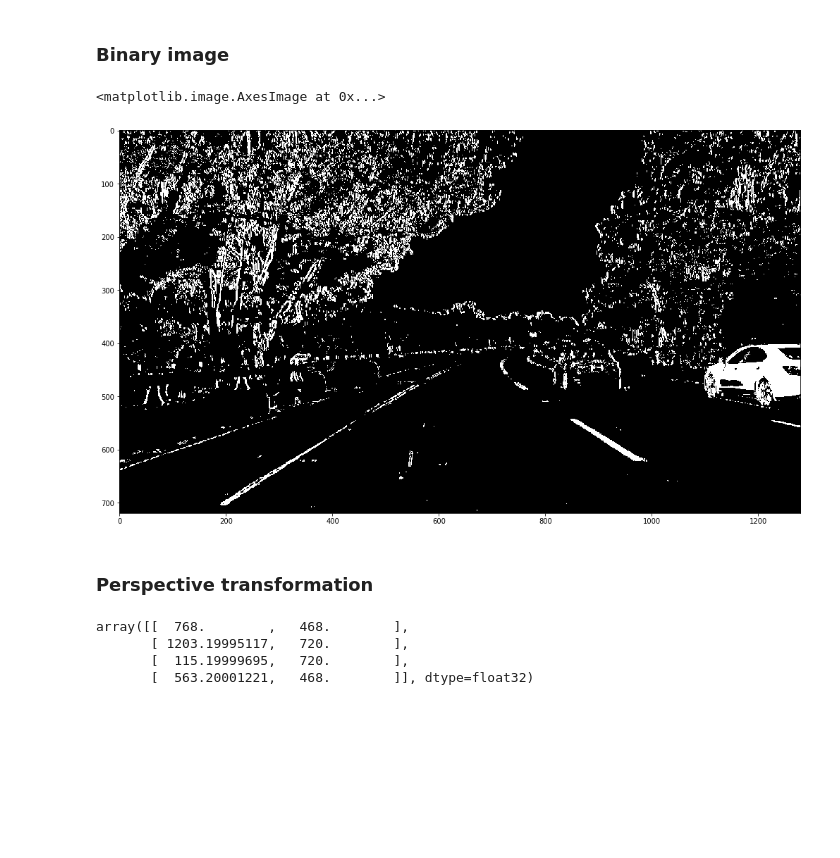
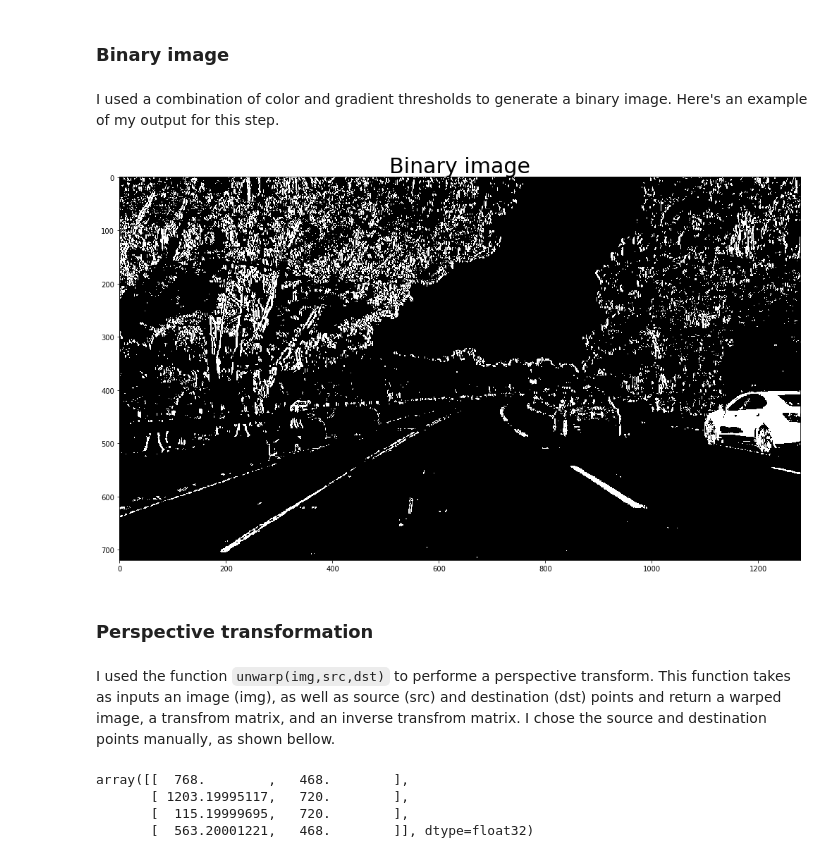
Before and after one commit to madsonrda/advanced_lane_lines, a Jupyter notebook: advanced_lane_finding.ipynb, the cells around one changed output. Cells and saved outputs as stored; diff of their text form; code cells hidden in the pictures; blank space fills up the shorter version.

```diff
--- a/advanced_lane_finding.ipynb
+++ b/advanced_lane_finding.ipynb
@@ -184,11 +183,16 @@ combined[ (gradx == 1) | (s_bin == 1)| (l_bin == 1) ] = 1
+# %% [markdown]
+I used a combination of color and gradient thresholds to generate a binary image. Here's an example of my output for this step.
 # %%
 plt.figure(figsize=(20,10))
 plt.imshow(combined,cmap='gray')
+plt.title("Binary image",fontsize=30)
+plt.savefig("output_images/binary_test.jpg")
 # %% [output]
-<matplotlib.image.AxesImage at 0x...>
-[figure, old version]
+[figure, new version]
 # %% [markdown]
 ### Perspective transformation
+# %% [markdown]
+I used the function ``unwarp(img,src,dst)`` to performe a perspective transform. This function takes as inputs an image (img), as well as source (src) and destination (dst) points and return a warped image, a transfrom matrix, and an inverse transfrom matrix. I chose the source and destination points manually, as shown bellow.
 # %%
 def unwarp(img,src,dst):
     '''
```
Also changed, not shown: parts of 26 cells of this notebook, 7 other files.
